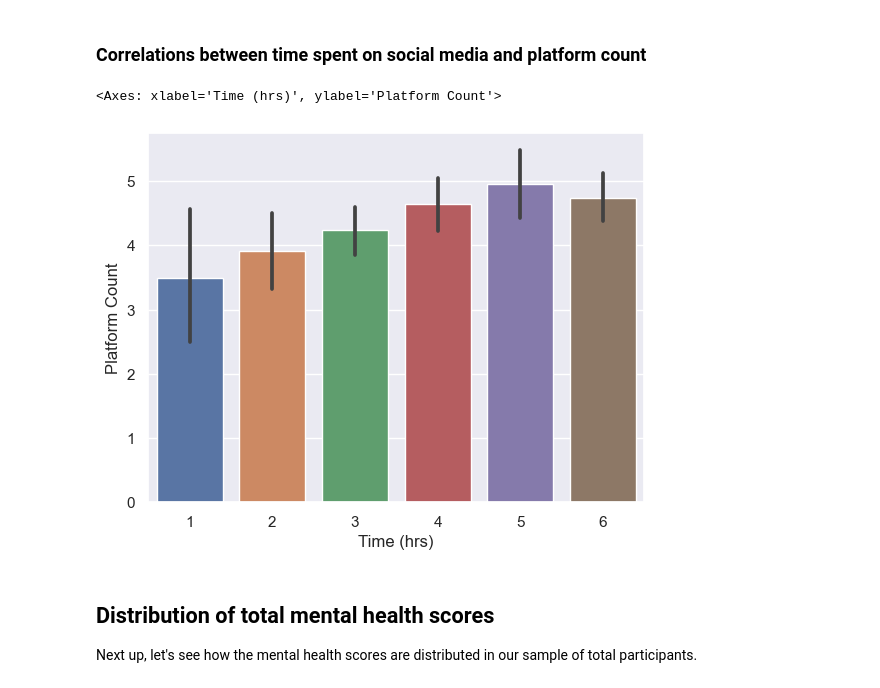
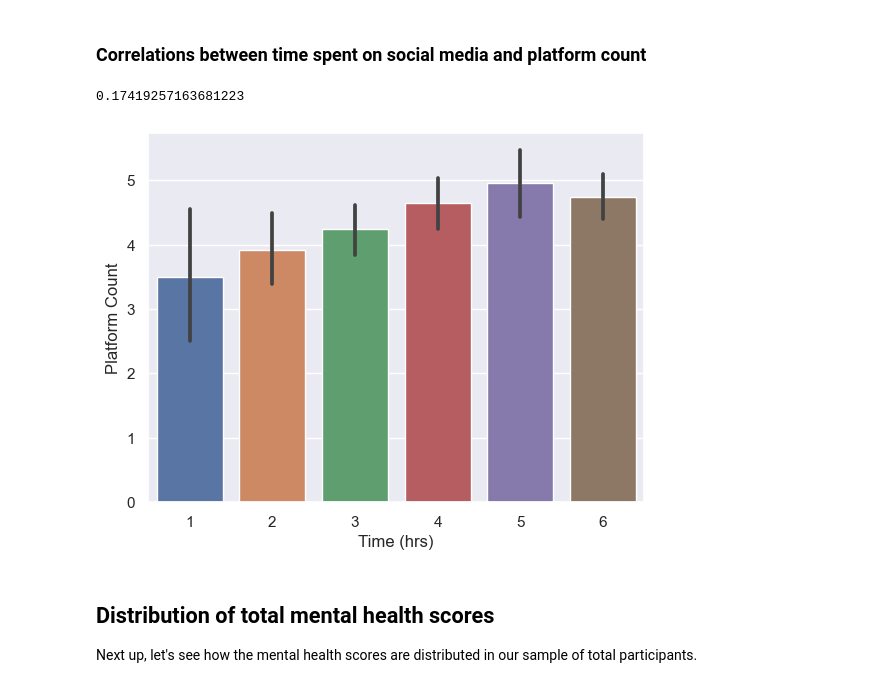
Before and after one commit to allygee/smmh_project, a Jupyter notebook: Social Media Mental Heallth Notebook.ipynb, the cells around one changed output. Saved outputs shown, nothing was run; the diff lists cells and outputs as text; code cells hidden in the pictures.

```diff
--- a/Social Media Mental Heallth Notebook.ipynb
+++ b/Social Media Mental Heallth Notebook.ipynb
@@ -368,11 +367,15 @@ sns.histplot(data=data, x=data['Platform Count'], kde=True).set(
     title='Distribution of platform count')
 # %% [markdown]
 ### Correlations between time spent on social media and platform count
-# %%
-sns.barplot(data=data, x=data['Time (hrs)'], y=data['Platform Count'])
-# %% [output]
-<Axes: xlabel='Time (hrs)', ylabel='Platform Count'>
-[figure, removed]
+# %%
+#creating a bar plot between time spent and number of platforms used.
+sns.barplot(data=data, x=data['Time (hrs)'], y=data['Platform Count'])
+pcoeff = stats.pearsonr(data['Time (hrs)'],
+                        data['Platform Count'])
+pcoeff.statistic #test statistic indicates a positive, linear relationship (r=0.17)
+# %% [output]
+0.17419257163681223
+[figure, added]
 # %% [markdown]
 ## Distribution of total mental health scores
 
```
Also changed, not shown: parts of 11 cells of this notebook.
